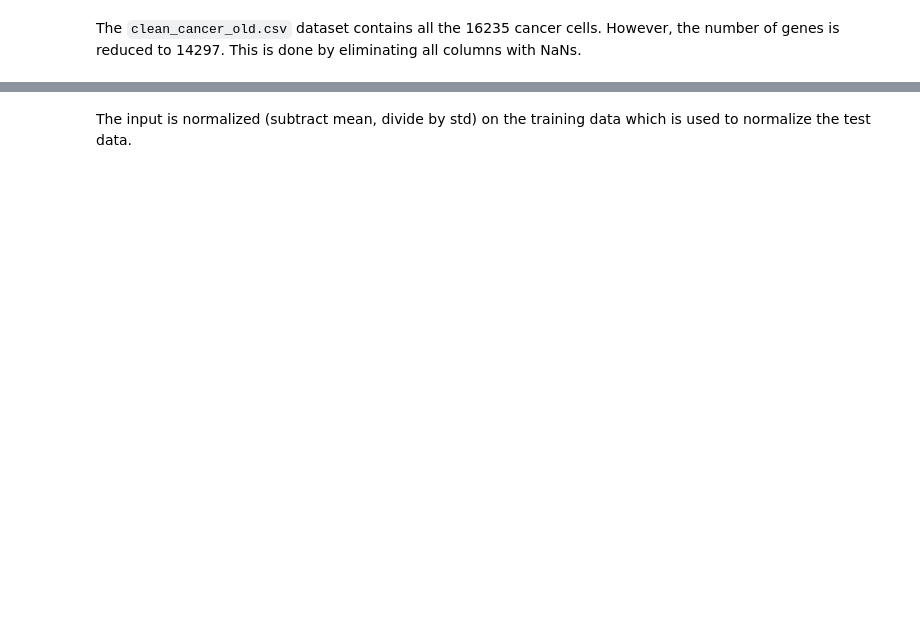
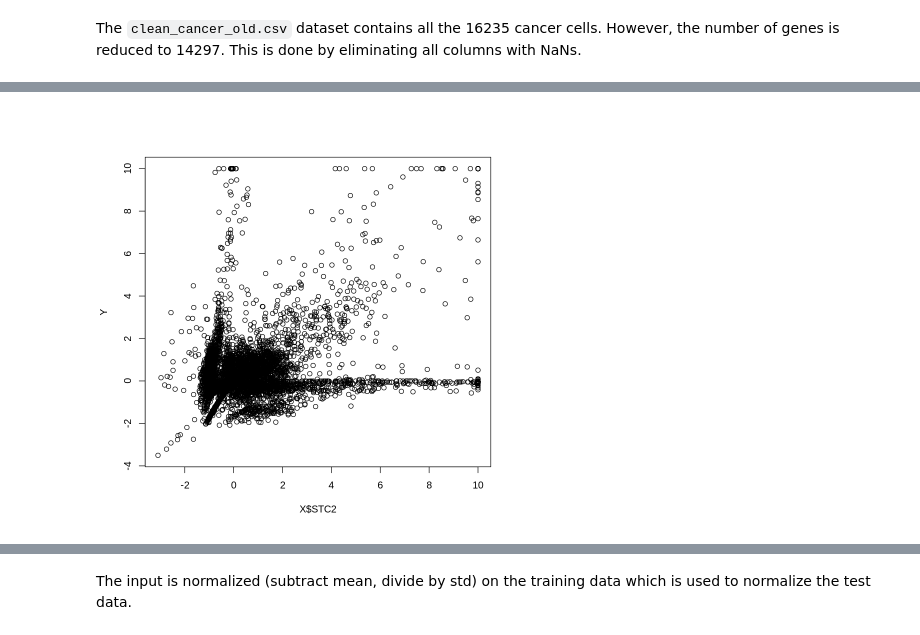
Before and after one commit to sevsorita/single_cell, a Jupyter notebook: notebooks/R_Lasso.ipynb, the cells around one changed output, grey strips where cells are left out. Cells and saved outputs as stored; diff of their text form; code cells hidden in the pictures; blank space fills up the shorter version.

```diff
--- a/notebooks/R_Lasso.ipynb
+++ b/notebooks/R_Lasso.ipynb
@@ -13 +16,3 @@ rna_old <- read.csv(file = '/data/severs/clean_cancer_old.csv')
+# %%
+rna_old = data.table::fread('/data/severs/clean_cancer_old.csv')
 # %%
@@ -15,5 +20,5 @@ rownames(rna_old) <- rna_old$X
-# %%
-rna_old$X <- NULL
+# %%
+rna_old$V1 <- NULL
 # %%
 Y = rna_old$ESR1
-X = rna_old[, -match("ESR1", colnames(rna_old))]
+X = rna_old[, -5052]
@@ -24,0 +142,4 @@ The split is stratified on the expression of ESR1. However, this can be performe
+# %%
+plot(X$STC2, Y)
+# %% [output]
+[figure, added]
```
Also changed, not shown: parts of 77 cells of this notebook, 1 other file.
